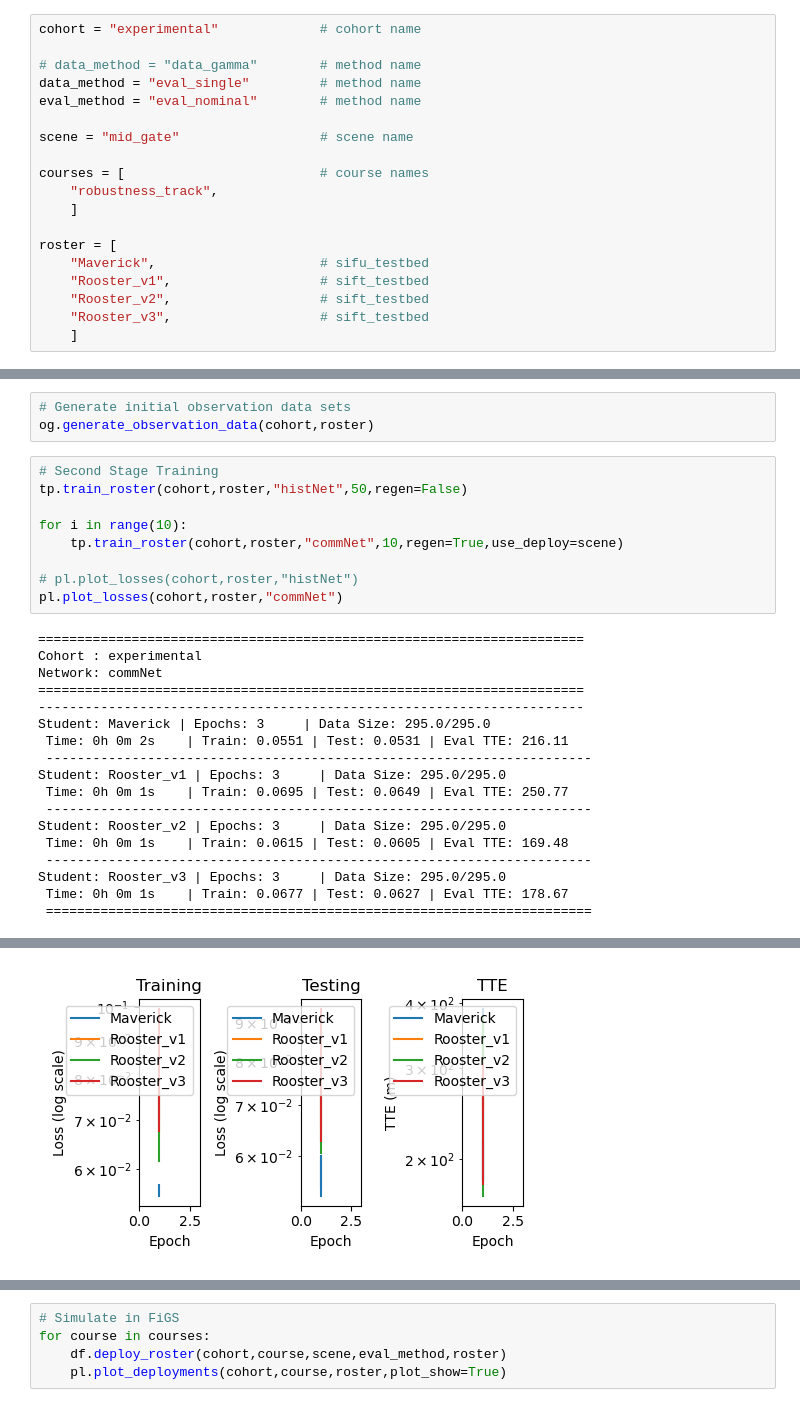
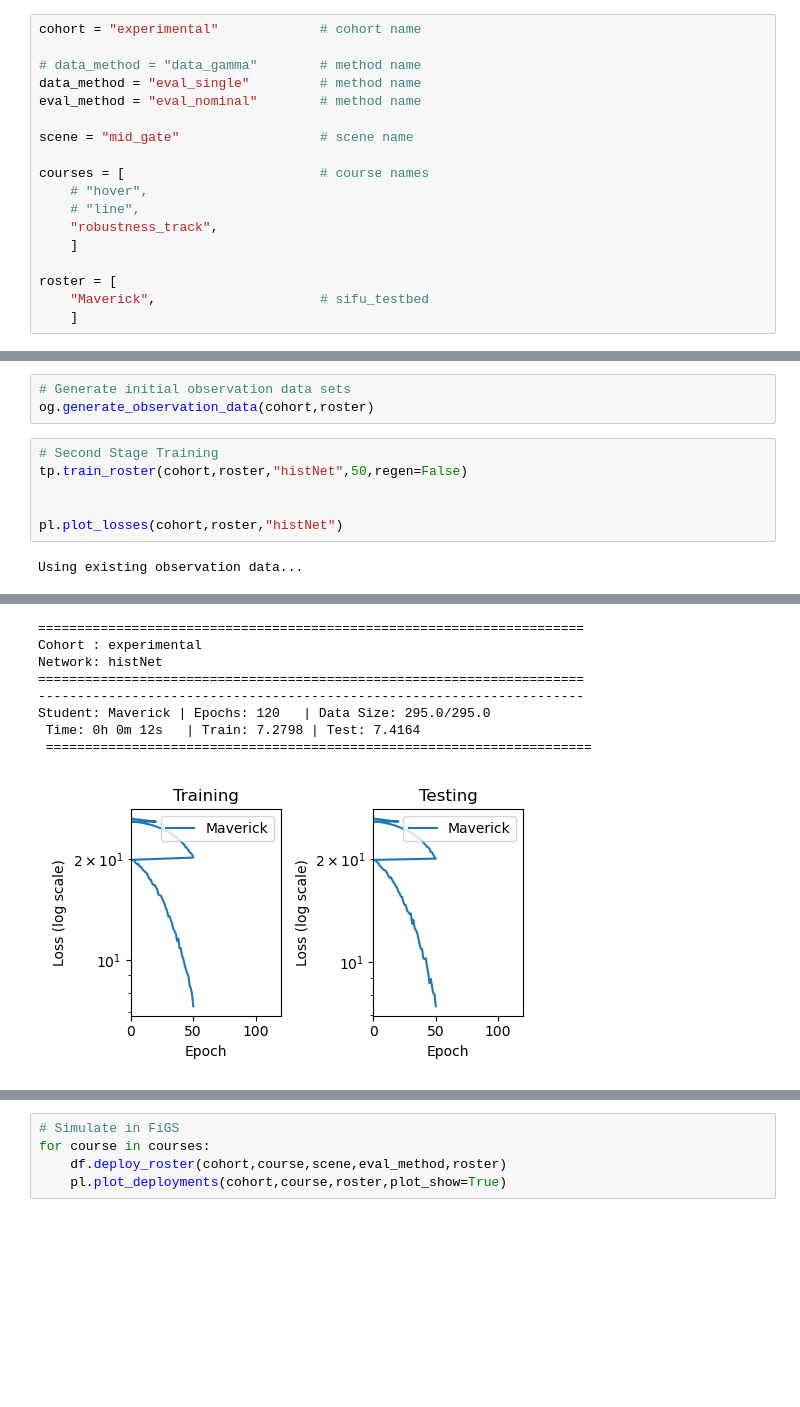
Before and after one commit to denisfliu/SousVide, a Jupyter notebook: notebooks/vit_experimental.ipynb, the cells around one changed output, grey strips where cells are left out. Cells and saved outputs as stored; diff of their text form; blank space fills up the shorter version.

```diff
--- a/notebooks/vit_experimental.ipynb
+++ b/notebooks/vit_experimental.ipynb
@@ -25,14 +25,13 @@ eval_method = "eval_nominal"        # method name
 scene = "mid_gate"                  # scene name
 
 courses = [                         # course names
+    # "hover",
+    # "line",
     "robustness_track",
     ]
 
 roster = [
     "Maverick",                     # sifu_testbed
-    "Rooster_v1",                   # sift_testbed
-    "Rooster_v2",                   # sift_testbed
-    "Rooster_v3",                   # sift_testbed
     ]
 # %%
 # Generate Rollouts
@@ -47,26 +46,7 @@ og.generate_observation_data(cohort,roster)
 # Second Stage Training
 tp.train_roster(cohort,roster,"histNet",50,regen=False)
 
-for i in range(10):
-    tp.train_roster(cohort,roster,"commNet",10,regen=True,use_deploy=scene)
 
-# pl.plot_losses(cohort,roster,"histNet")
-pl.plot_losses(cohort,roster,"commNet")
+pl.plot_losses(cohort,roster,"histNet")
 # %% [output]
-======================================================================
-Cohort : experimental
-Network: commNet
-======================================================================
-----------------------------------------------------------------------
-Student: Maverick | Epochs: 3     | Data Size: 295.0/295.0
- Time: 0h 0m 2s    | Train: 0.0551 | Test: 0.0531 | Eval TTE: 216.11
- ----------------------------------------------------------------------
-Student: Rooster_v1 | Epochs: 3     | Data Size: 295.0/295.0
- Time: 0h 0m 1s    | Train: 0.0695 | Test: 0.0649 | Eval TTE: 250.77
- ----------------------------------------------------------------------
-Student: Rooster_v2 | Epochs: 3     | Data Size: 295.0/295.0
- Time: 0h 0m 1s    | Train: 0.0615 | Test: 0.0605 | Eval TTE: 169.48
- ----------------------------------------------------------------------
-Student: Rooster_v3 | Epochs: 3     | Data Size: 295.0/295.0
- Time: 0h 0m 1s    | Train: 0.0677 | Test: 0.0627 | Eval TTE: 178.67
- ======================================================================
+Using existing observation data...
@@ -73 +55,9 @@ Student: Rooster_v3 | Epochs: 3     | Data Size: 295.0/295.0
+======================================================================
+Cohort : experimental
+Network: histNet
+======================================================================
+----------------------------------------------------------------------
+Student: Maverick | Epochs: 120   | Data Size: 295.0/295.0
+ Time: 0h 0m 12s   | Train: 7.2798 | Test: 7.4164
+ ======================================================================
-[figure, old version]
+[figure, new version]
```
Also changed, not shown: parts of 2 cells of this notebook, 26 other files.
